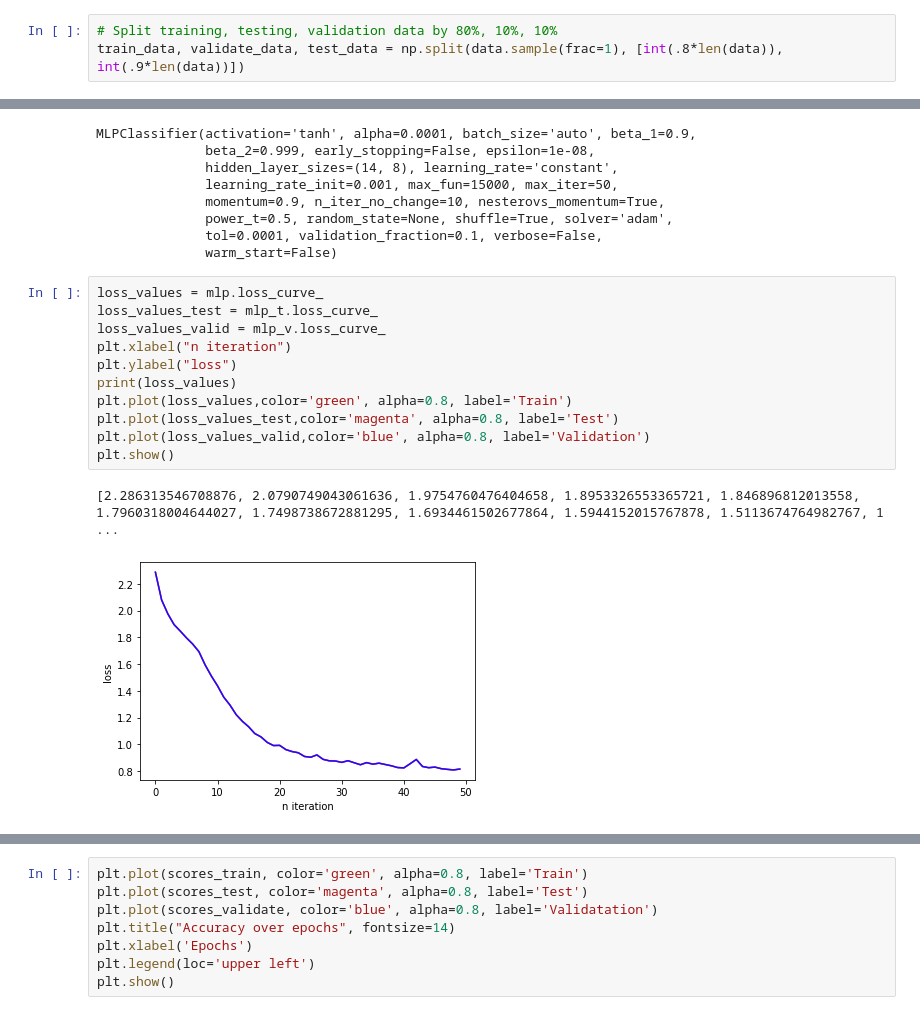
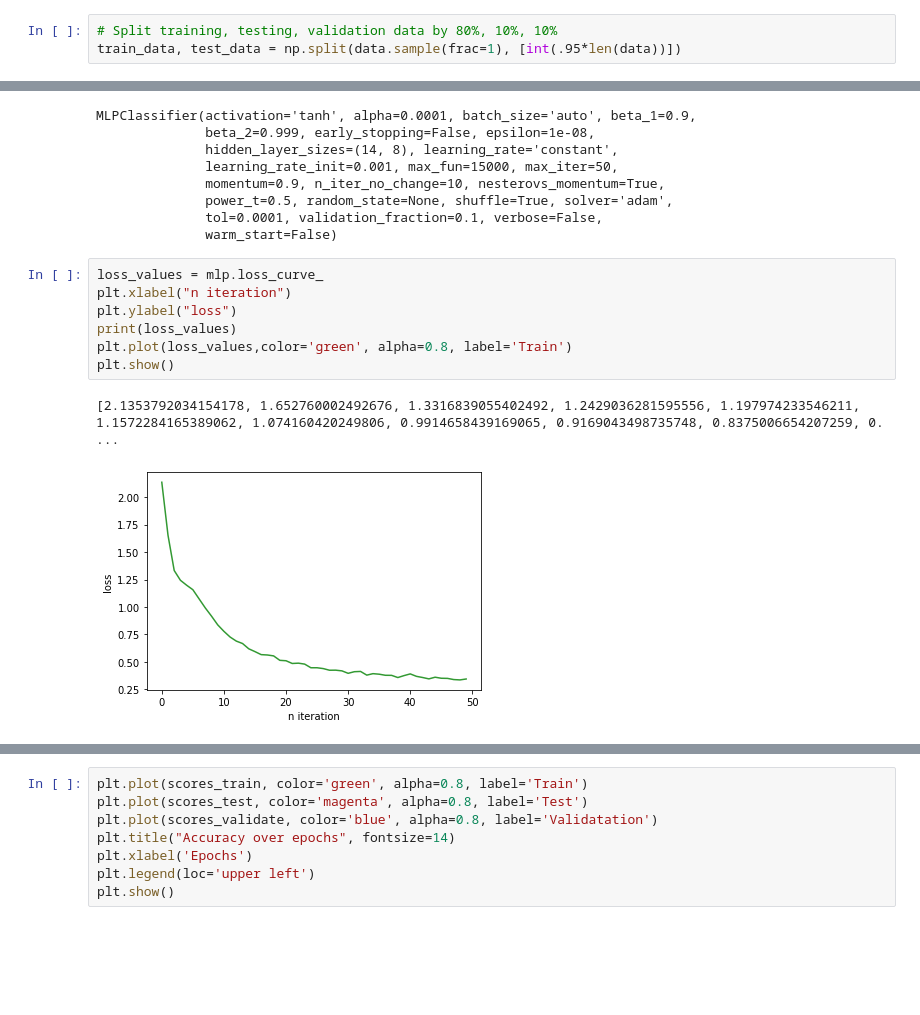
Before and after one commit to peishuan/Natural-Computation-Methods-for-Machine-Learning-Final-Project, a Jupyter notebook: meeting0527/spotify_classification.ipynb, the cells around one changed output, grey strips where cells are left out. Cells and saved outputs as stored; diff of their text form; blank space fills up the shorter version.

```diff
--- a/meeting0527/spotify_classification.ipynb
+++ b/meeting0527/spotify_classification.ipynb
@@ -58,6 +60,6 @@ data.head(10)
 # %%
 # Split training, testing, validation data by 80%, 10%, 10%
-train_data, validate_data, test_data = np.split(data.sample(frac=1), [int(.8*len(data)), int(.9*len(data))])
+train_data, test_data = np.split(data.sample(frac=1), [int(.95*len(data))])
 # %%
 # Split output and convert to array
 train_output = train_data.Popularity_bucket
@@ -95,18 +97,14 @@ MLPClassifier(activation='tanh', alpha=0.0001, batch_size='auto', beta_1=0.9,
               warm_start=False)
 # %%
 loss_values = mlp.loss_curve_
-loss_values_test = mlp_t.loss_curve_
-loss_values_valid = mlp_v.loss_curve_
 plt.xlabel("n iteration")
 plt.ylabel("loss")
 print(loss_values)
 plt.plot(loss_values,color='green', alpha=0.8, label='Train')
-plt.plot(loss_values_test,color='magenta', alpha=0.8, label='Test')
-plt.plot(loss_values_valid,color='blue', alpha=0.8, label='Validation')
 plt.show()
 # %% [output]
-[2.286313546708876, 2.0790749043061636, 1.9754760476404658, 1.8953326553365721, 1.846896812013558, 1.7960318004644027, 1.7498738672881295, 1.6934461502677864, 1.5944152015767878, 1.5113674764982767, 1 ...
+[2.1353792034154178, 1.652760002492676, 1.3316839055402492, 1.2429036281595556, 1.197974233546211, 1.1572284165389062, 1.074160420249806, 0.9914658439169065, 0.9169043498735748, 0.8375006654207259, 0. ...
-[figure, old version]
+[figure, new version]
 # %%
 test_pred = mlp.predict(test_data)
 print("Testing set score: {}".format(mlp.score(test_data,test_output)))
```
Also changed, not shown: parts of 28 cells of this notebook, 2 other files.
